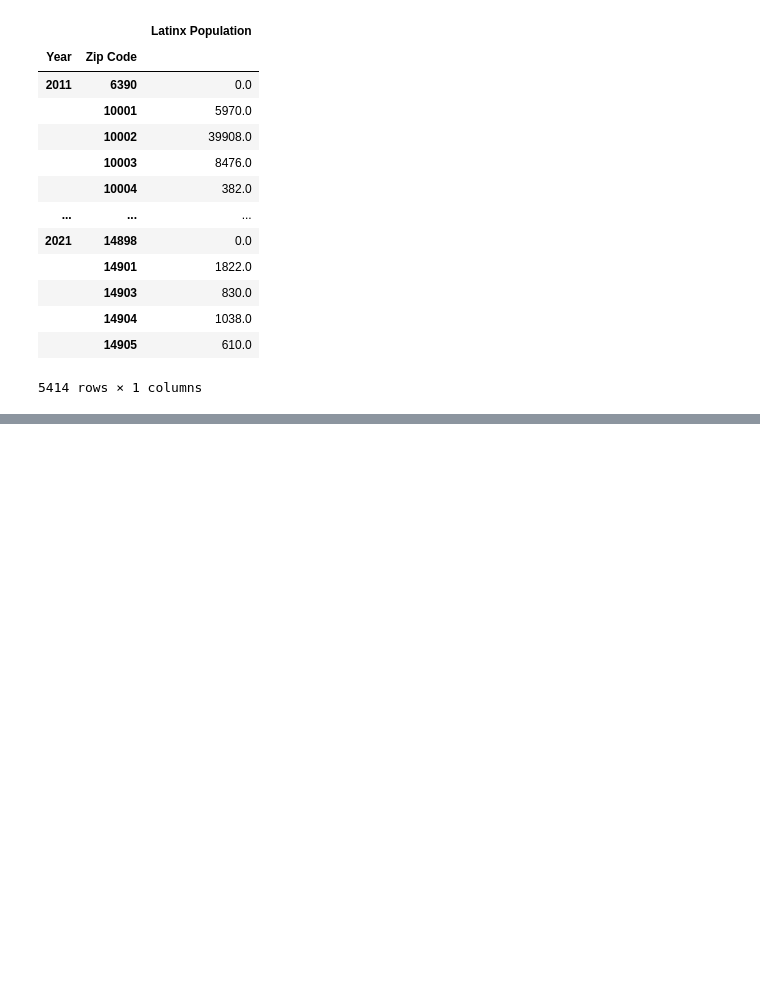
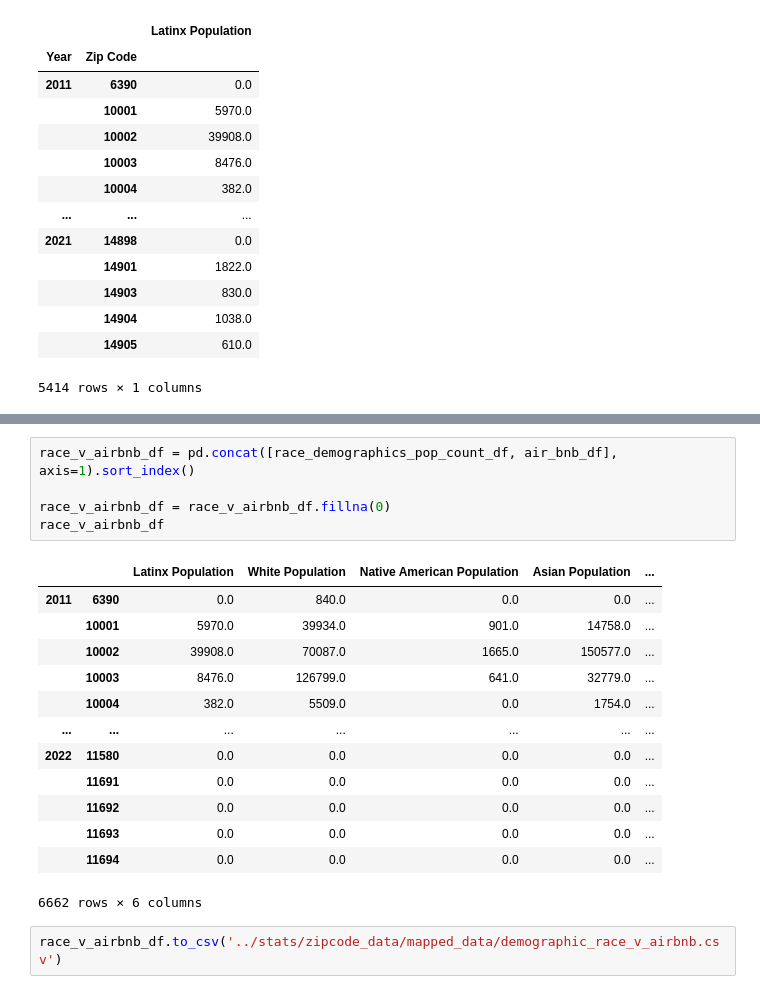
Before and after one commit to hpuma/Airbnb_Rental_Project, a Jupyter notebook: stats/demographics_air_bnb.ipynb, the cells around one changed output, grey strips where cells are left out. Drawn from its saved outputs; the diff is of its cells as text; blank space fills up the shorter version.

```diff
--- a/stats/demographics_air_bnb.ipynb
+++ b/stats/demographics_air_bnb.ipynb
@@ -258,0 +259,21 @@ air_bnb_df
+# %%
+race_v_airbnb_df = pd.concat([race_demographics_pop_count_df, air_bnb_df], axis=1).sort_index()
+
+race_v_airbnb_df = race_v_airbnb_df.fillna(0)
+race_v_airbnb_df
+# %% [output]
+|  |  | Latinx Population | White Population | Native American Population | Asian Population | ... |
+| 2011 | 6390 | 0.0 | 840.0 | 0.0 | 0.0 | ... |
+|  | 10001 | 5970.0 | 39934.0 | 901.0 | 14758.0 | ... |
+|  | 10002 | 39908.0 | 70087.0 | 1665.0 | 150577.0 | ... |
+|  | 10003 | 8476.0 | 126799.0 | 641.0 | 32779.0 | ... |
+|  | 10004 | 382.0 | 5509.0 | 0.0 | 1754.0 | ... |
+| ... | ... | ... | ... | ... | ... | ... |
+| 2022 | 11580 | 0.0 | 0.0 | 0.0 | 0.0 | ... |
+|  | 11691 | 0.0 | 0.0 | 0.0 | 0.0 | ... |
+|  | 11692 | 0.0 | 0.0 | 0.0 | 0.0 | ... |
+|  | 11693 | 0.0 | 0.0 | 0.0 | 0.0 | ... |
+|  | 11694 | 0.0 | 0.0 | 0.0 | 0.0 | ... |
+6662 rows × 6 columns
+# %%
+race_v_airbnb_df.to_csv('../stats/zipcode_data/mapped_data/demographic_race_v_airbnb.csv')
```
Also changed, not shown: parts of 6 cells of this notebook, 3 other files.
